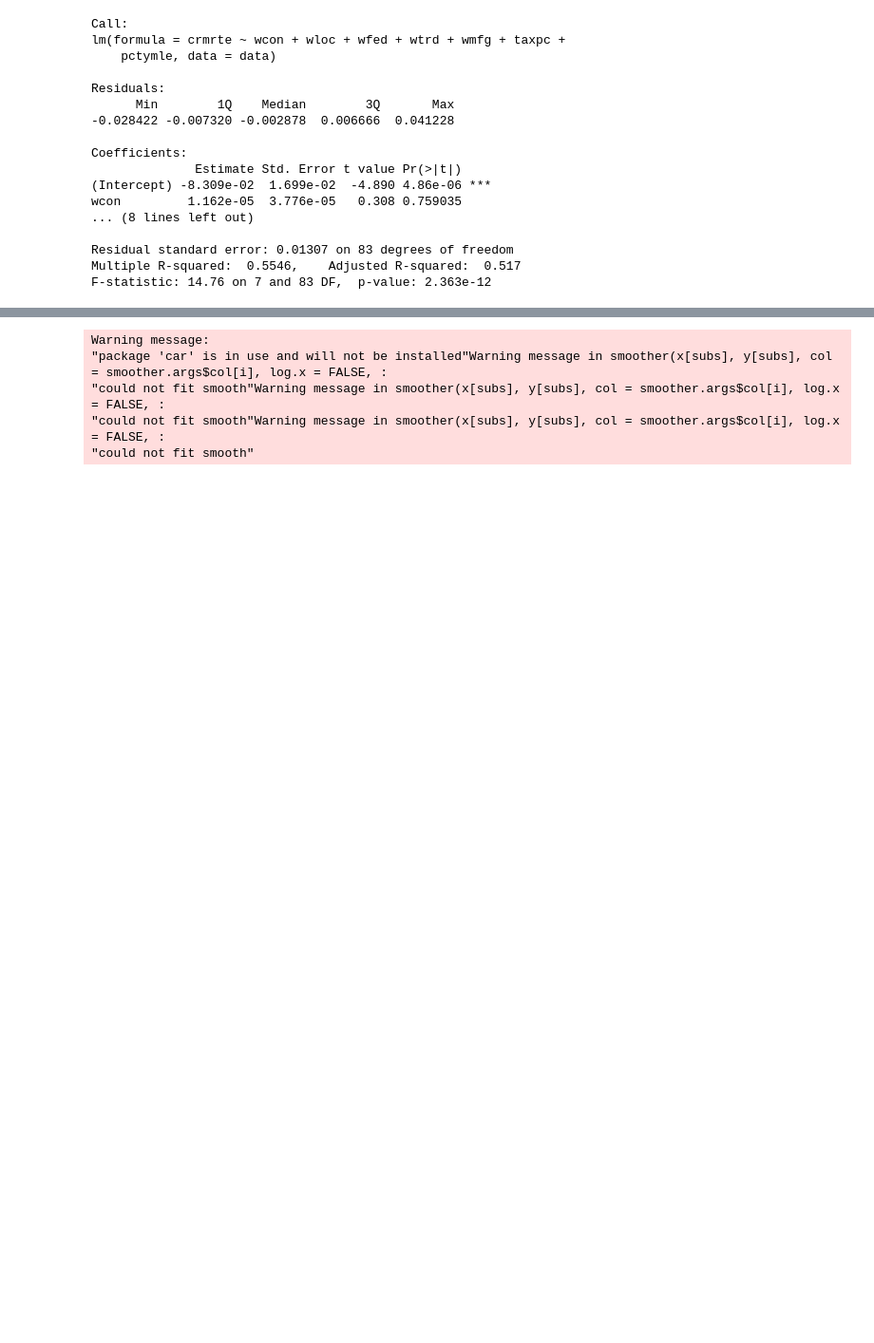
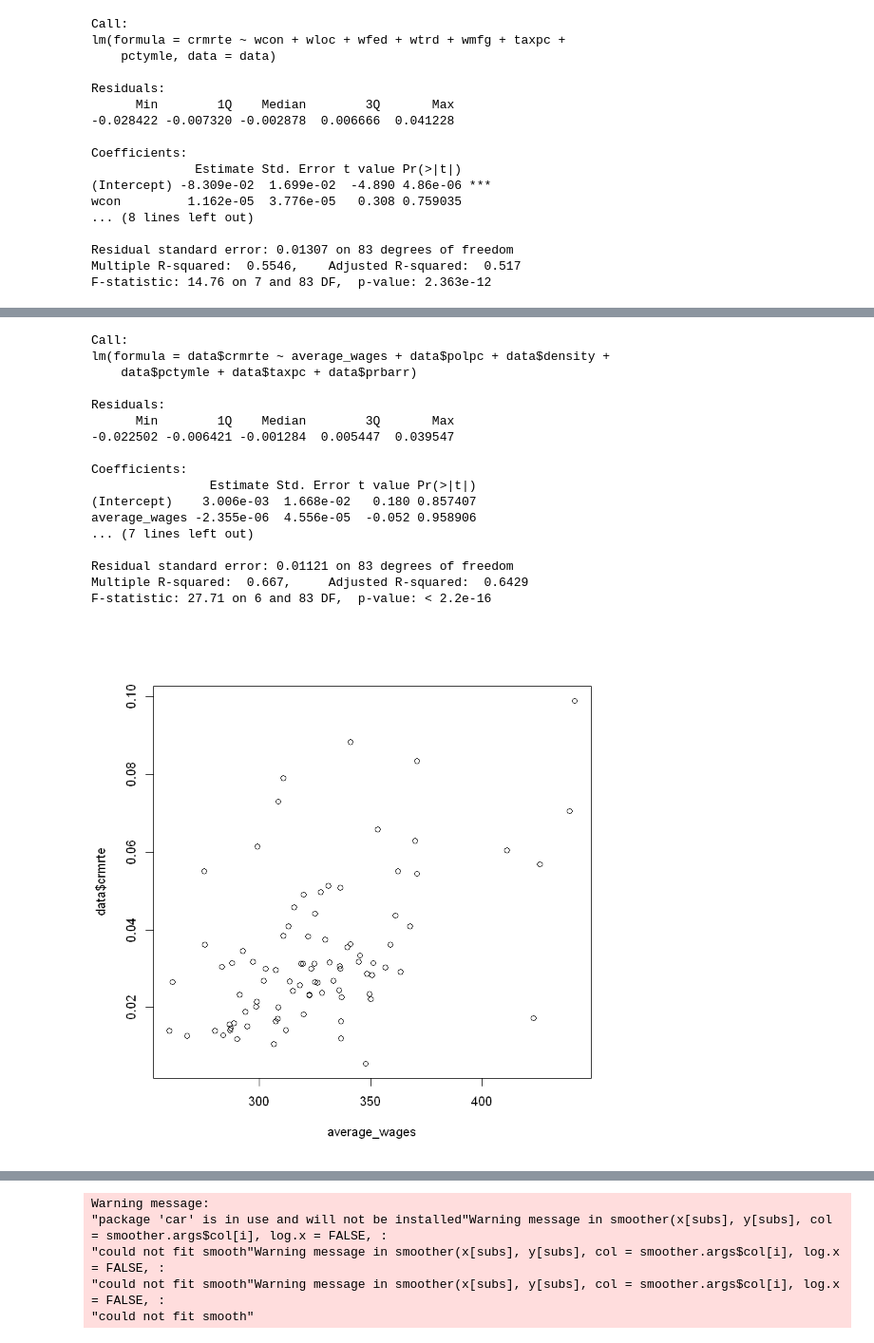
Before and after one commit to vbeohar/mids203_lab3, a Jupyter notebook: lab3_zw.ipynb, the cells around one changed output, grey strips where cells are left out. Shown: that part at 95% size. Saved outputs shown, nothing was run; the diff lists cells and outputs as text; code cells hidden in the pictures; blank space fills up the shorter version.

```diff
--- a/lab3_zw.ipynb
+++ b/lab3_zw.ipynb
@@ -243,0 +278,24 @@ Note:                             *p<0.1; **p<0.05; ***p<0.01
+# %%
+average_wages = (data$wser + data$wcon + data$wtuc + data$wfir + data$wsta + data$wloc + data$wfed + data$wtrd + data$wmfg)/9
+plot(average_wages, data$crmrte)
+avg_wages = lm(data$crmrte ~ average_wages + data$polpc + data$density + data$pctymle + data$taxpc + data$prbarr)
+summary(avg_wages)
+# %% [output]
+Call:
+lm(formula = data$crmrte ~ average_wages + data$polpc + data$density +
+    data$pctymle + data$taxpc + data$prbarr)
+
+Residuals:
+      Min        1Q    Median        3Q       Max
+-0.022502 -0.006421 -0.001284  0.005447  0.039547
+
+Coefficients:
+                Estimate Std. Error t value Pr(>|t|)
+(Intercept)    3.006e-03  1.668e-02   0.180 0.857407
+average_wages -2.355e-06  4.556e-05  -0.052 0.958906
+... (7 lines left out)
+
+Residual standard error: 0.01121 on 83 degrees of freedom
+Multiple R-squared:  0.667,     Adjusted R-squared:  0.6429
+F-statistic: 27.71 on 6 and 83 DF,  p-value: < 2.2e-16
+[figure, added]
```
Also changed, not shown: parts of 9 cells of this notebook.
